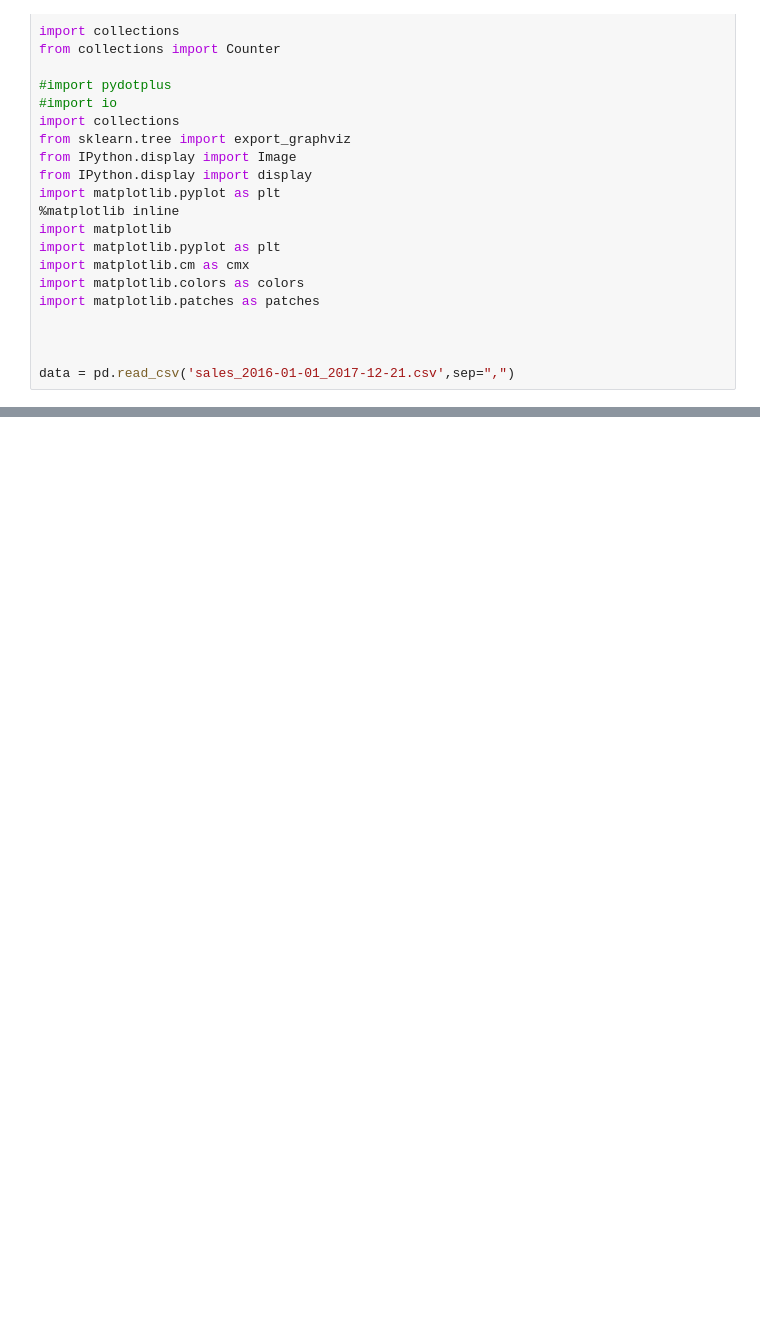
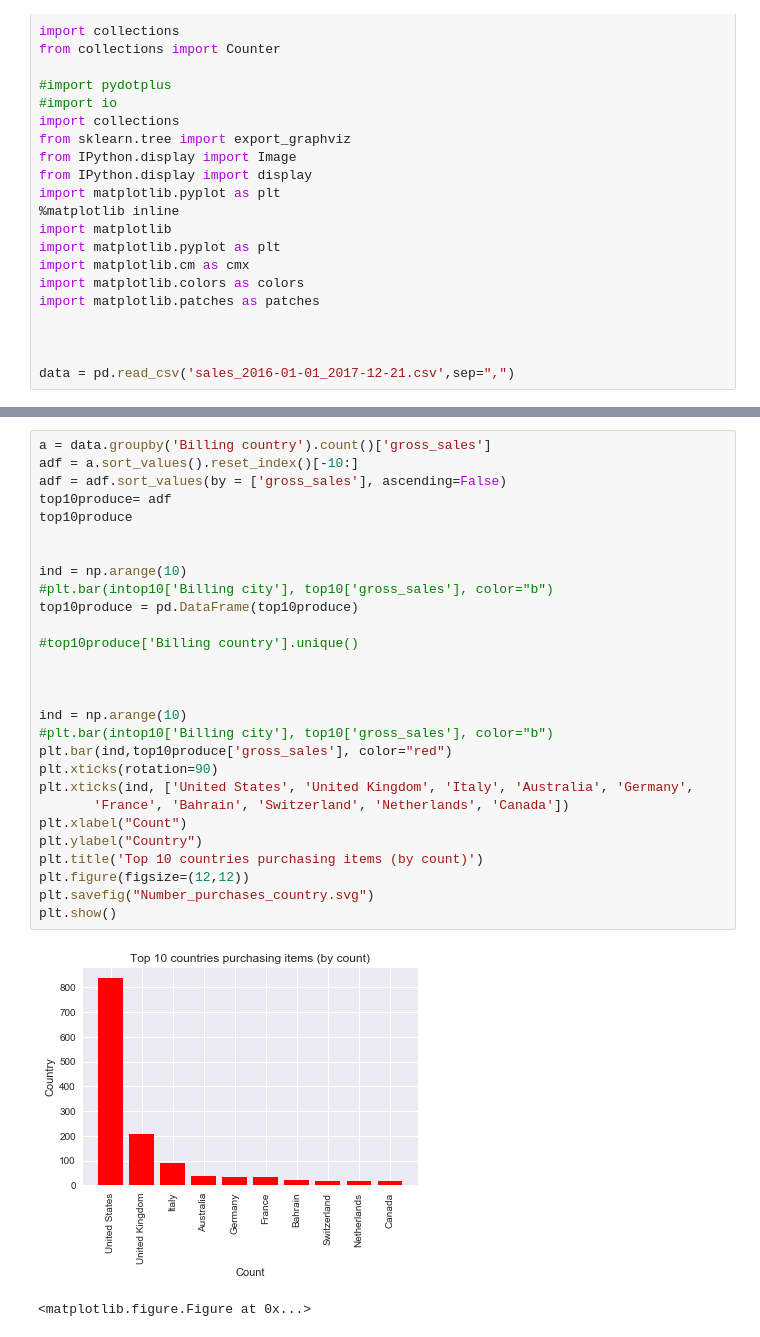
Before and after one commit to kmavon/dataswag, a Jupyter notebook: SalesData.ipynb, the cells around one changed output, grey strips where cells are left out. Saved outputs shown, nothing was run; the diff lists cells and outputs as text; blank space fills up the shorter version.

```diff
--- a/SalesData.ipynb
+++ b/SalesData.ipynb
@@ -45,0 +125,31 @@ data = pd.read_csv('sales_2016-01-01_2017-12-21.csv',sep=",")
+# %%
+a = data.groupby('Billing country').count()['gross_sales']
+adf = a.sort_values().reset_index()[-10:]
+adf = adf.sort_values(by = ['gross_sales'], ascending=False)
+top10produce= adf
+top10produce
+
+
+ind = np.arange(10)
+#plt.bar(intop10['Billing city'], top10['gross_sales'], color="b")
+top10produce = pd.DataFrame(top10produce)
+
+#top10produce['Billing country'].unique()
+
+
+
+ind = np.arange(10)
+#plt.bar(intop10['Billing city'], top10['gross_sales'], color="b")
+plt.bar(ind,top10produce['gross_sales'], color="red")
+plt.xticks(rotation=90)
+plt.xticks(ind, ['United States', 'United Kingdom', 'Italy', 'Australia', 'Germany',
+       'France', 'Bahrain', 'Switzerland', 'Netherlands', 'Canada'])
+plt.xlabel("Count")
+plt.ylabel("Country")
+plt.title('Top 10 countries purchasing items (by count)')
+plt.figure(figsize=(12,12))
+plt.savefig("Number_purchases_country.svg")
+plt.show()
+# %% [output]
+[figure, added]
+<matplotlib.figure.Figure at 0x...>
```
Also changed, not shown: parts of 16 cells of this notebook, 2 other files.
